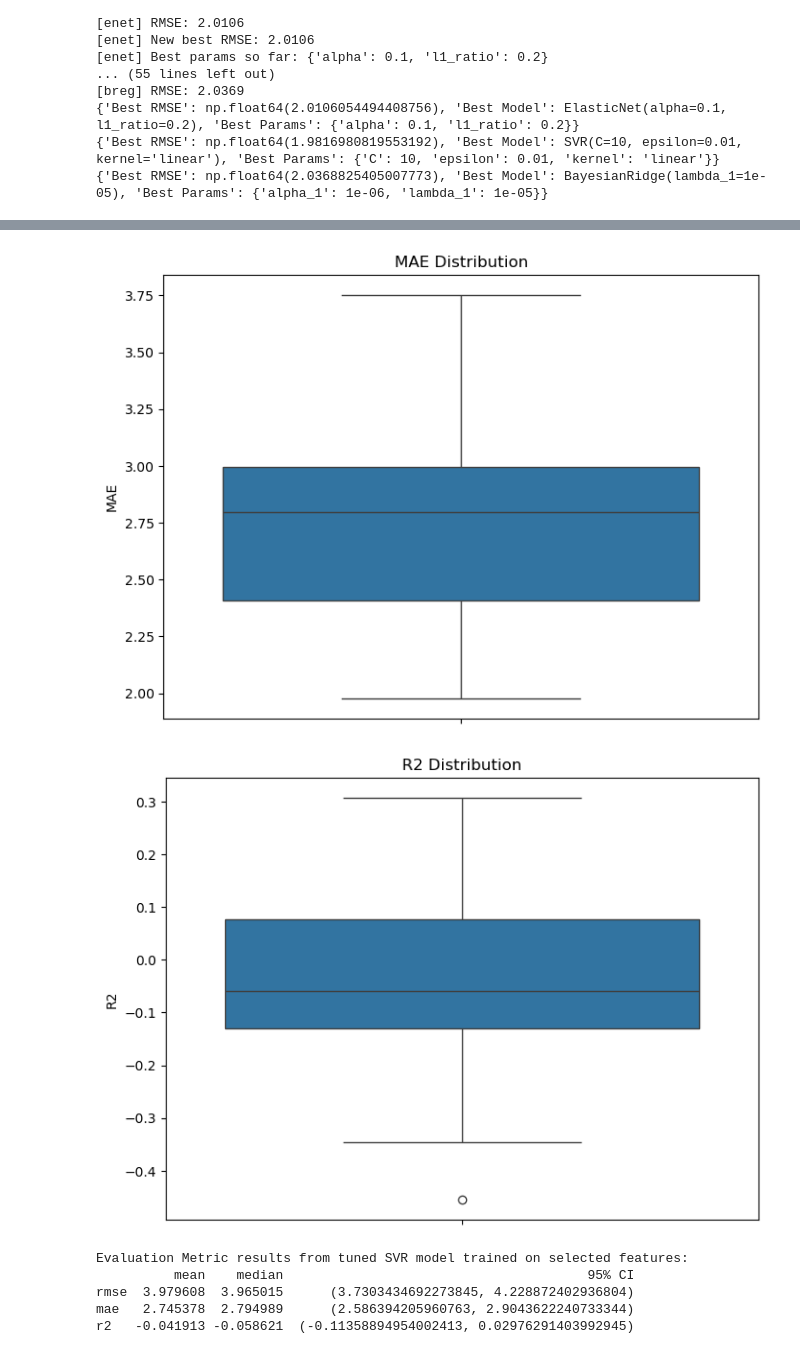
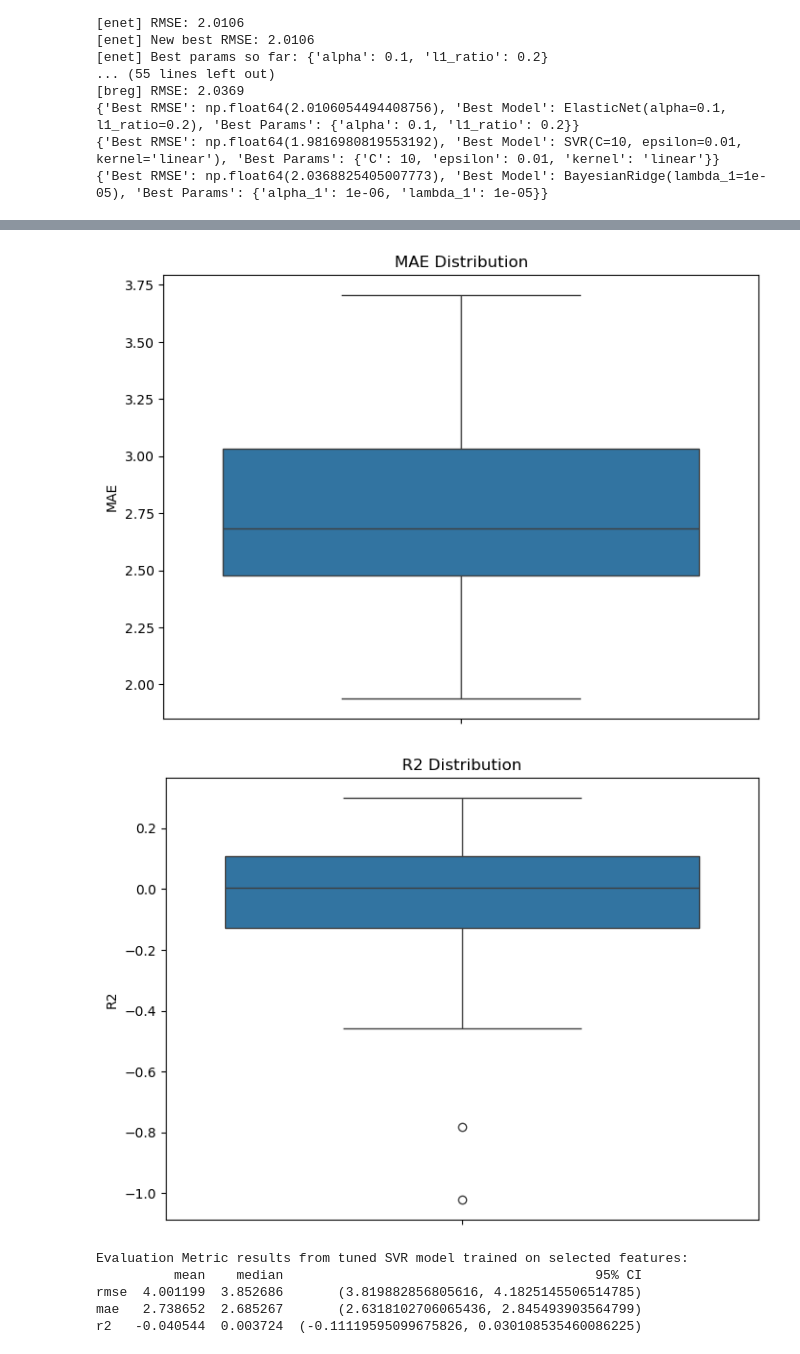
Before and after one commit to smertzani444/Assignment-1, a Jupyter notebook: models/model_analysis.ipynb, the cells around one changed output, grey strips where cells are left out. Saved outputs shown, nothing was run; the diff lists cells and outputs as text; code cells hidden in the pictures.

```diff
--- a/models/model_analysis.ipynb
+++ b/models/model_analysis.ipynb
@@ -70,8 +88,8 @@ The preprocessed data was saved to ../data/development_final_data.csv.
 # %% [markdown]
 ## Baseline: No feature selection, no model-tuning
 # %%
-baseline=Regressor()
-X, y = baseline.separate_features_target(dev_reduced_df, target='BMI', columns_to_remove=['Sex', 'Host age'])
+method=Regressor()
+X, y = method.separate_features_target(dev_reduced_df, target='BMI', columns_to_remove=['Sex', 'Host age'])
 print(X)
 print(y)
 # %% [output]
@@ -93,7 +111,7 @@ print(y)
 488    22.59
 Name: BMI, Length: 489, dtype: float64
 # %%
-selected_features, correlations=baseline.select_features(X, y, threshold=0.1)
+selected_features, correlations=method.select_features(X, y, threshold=0.1)
 print(selected_features)
 
 X_selected=X[selected_features]
@@ -122,6 +140,6 @@ The selected features of 134 were: 11
 
 [489 rows x 12 columns]
 # %%
-print('Results from baseline model, where no feature selection nor model-tuning took place:')
-baseline_results=baseline.train_models(X, y)
+print('Results from baseline untuned models trained on the entire feature set:')
+baseline_results=method.train_models(X, y)
 # %% [output]
@@ -180,11 +198,11 @@ r2   -0.034838  0.040294  (-0.10871844327546104, 0.0390421522611841)
 # %% [markdown]
 ## Feature Selection, No Model-Tuning
 # %%
-X, y = baseline.separate_features_target(dev_selected_df, target='BMI', columns_to_remove=None)
+X, y = method.separate_features_target(dev_selected_df, target='BMI', columns_to_remove=None)
 print(X)
 
 print('Results from un-tuned model trained on selected features:')
-stage_two_results=baseline.train_models(X, y)
+stage_three_results=method.train_models(X, y)
 # %% [output]
      Alistipes putredinis  Christensenella minuta  \
 0                0.005891                0.000000
@@ -335,25 +353,25 @@ print(best_results['breg'])
 {'Best RMSE': np.float64(1.9816980819553192), 'Best Model': SVR(C=10, epsilon=0.01, kernel='linear'), 'Best Params': {'C': 10, 'epsilon': 0.01, 'kernel': 'linear'}}
 {'Best RMSE': np.float64(2.0368825405007773), 'Best Model': BayesianRidge(lambda_1=1e-05), 'Best Params': {'alpha_1': 1e-06, 'lambda_1': 1e-05}}
 # %%
-val_selected_df=baseline.align_evaluation_set(dev_selected_df, val_reduced_df)
+val_selected_df=method.align_evaluation_set(dev_selected_df, val_reduced_df)
 
-X, y = baseline.separate_features_target(val_selected_df, target='BMI', columns_to_remove=None)
+X, y = method.separate_features_target(val_selected_df, target='BMI', columns_to_remove=None)
 print(X)
 
 # model_instance-> ElasticNet with default parameters and no feauture selection
-enet_results= baseline.evaluate_model(ElasticNet(alpha=0.1, l1_ratio=0.2), X, y, runs=30, test_size=0.2, save_path=None)
+enet_results= method.evaluate_model(ElasticNet(alpha=0.1, l1_ratio=0.2), X, y, runs=50, test_size=0.2, save_path=None)
 fs_and_t_enet_df_summary = pd.DataFrame.from_dict(enet_results, orient='index')
 print('Evaluation Metric results from tuned ElasticNet model trained on selected features:')
 print(fs_and_t_enet_df_summary)
 
 # model_instance-> SVR with default parameters and no feauture selection
-svr_results= baseline.evaluate_model(SVR(C=10, epsilon=0.01, kernel='linear'), X, y, runs=30, test_size=0.2, save_path=None)
+svr_results= method.evaluate_model(SVR(C=10, epsilon=0.01, kernel='linear'), X, y, runs=50, test_size=0.2, save_path=None)
 fs_and_t_svr_df_summary = pd.DataFrame.from_dict(svr_results, orient='index')
 print('Evaluation Metric results from tuned SVR model trained on selected features:')
 print(fs_and_t_svr_df_summary)
 
 # model_instance-> SVR with default parameters and no feauture selection
-breg_results= baseline.evaluate_model(BayesianRidge(lambda_1=1e-05), X, y, runs=30, test_size=0.2, save_path=None)
+breg_results= method.evaluate_model(BayesianRidge(lambda_1=1e-05), X, y, runs=50, test_size=0.2, save_path=None)
 fs_and_t_breg_df_summary = pd.DataFrame.from_dict(breg_results, orient='index')
 print('Evaluation Metric results from tuned BayesianRidge model trained on selected features:')
 print(fs_and_t_breg_df_summary)
@@ -387,7 +405,7 @@ r2    0.032459  0.065985  (-0.0024255093989823465, 0.06734421792236239)
-[figure, old version]
+[figure, new version]
-[figure, old version]
+[figure, new version]
 Evaluation Metric results from tuned SVR model trained on selected features:
-          mean    median                                       95% CI
-rmse  3.979608  3.965015      (3.7303434692273845, 4.228872402936804)
-mae   2.745378  2.794989      (2.586394205960763, 2.9043622240733344)
-r2   -0.041913 -0.058621  (-0.11358894954002413, 0.02976291403992945)
+          mean    median                                        95% CI
+rmse  4.001199  3.852686       (3.819882856805616, 4.1825145506514785)
+mae   2.738652  2.685267       (2.6318102706065436, 2.845493903564799)
+r2   -0.040544  0.003724  (-0.11119595099675826, 0.030108535460086225)
```
Also changed, not shown: parts of 10 cells of this notebook, 1 other file.
